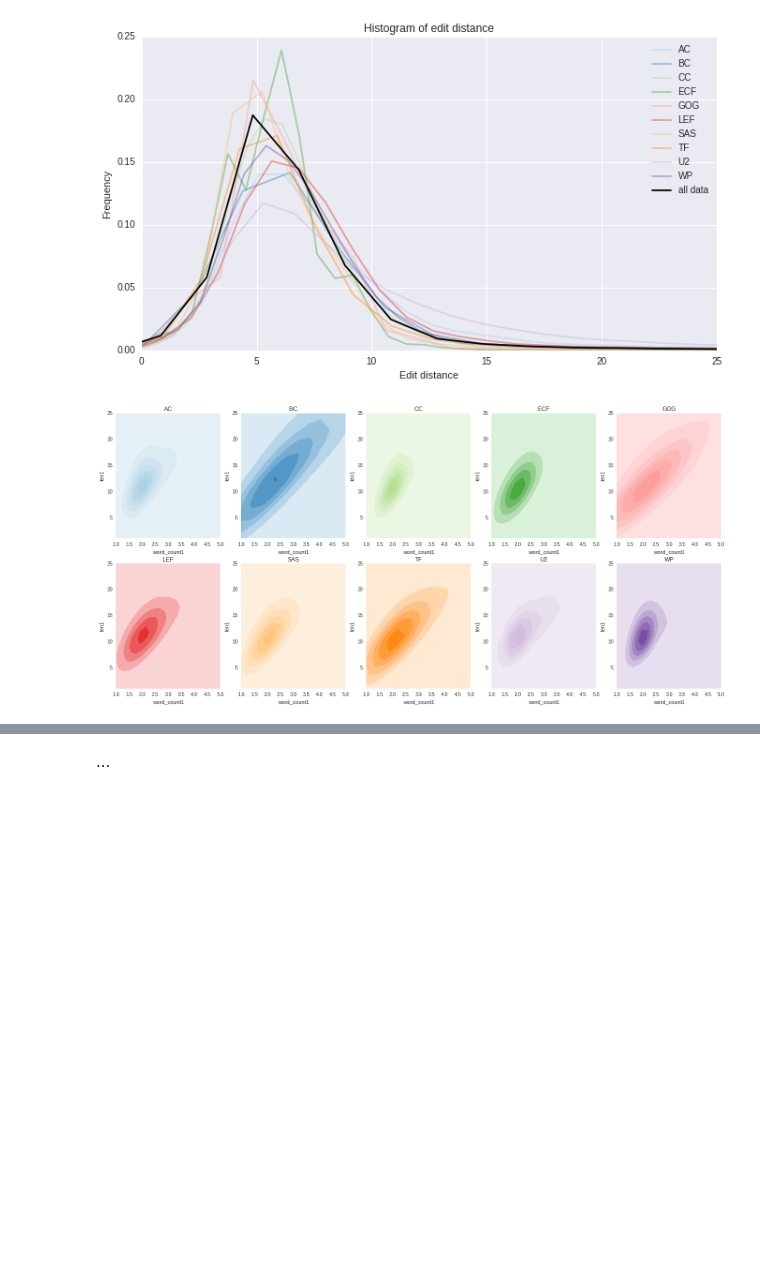
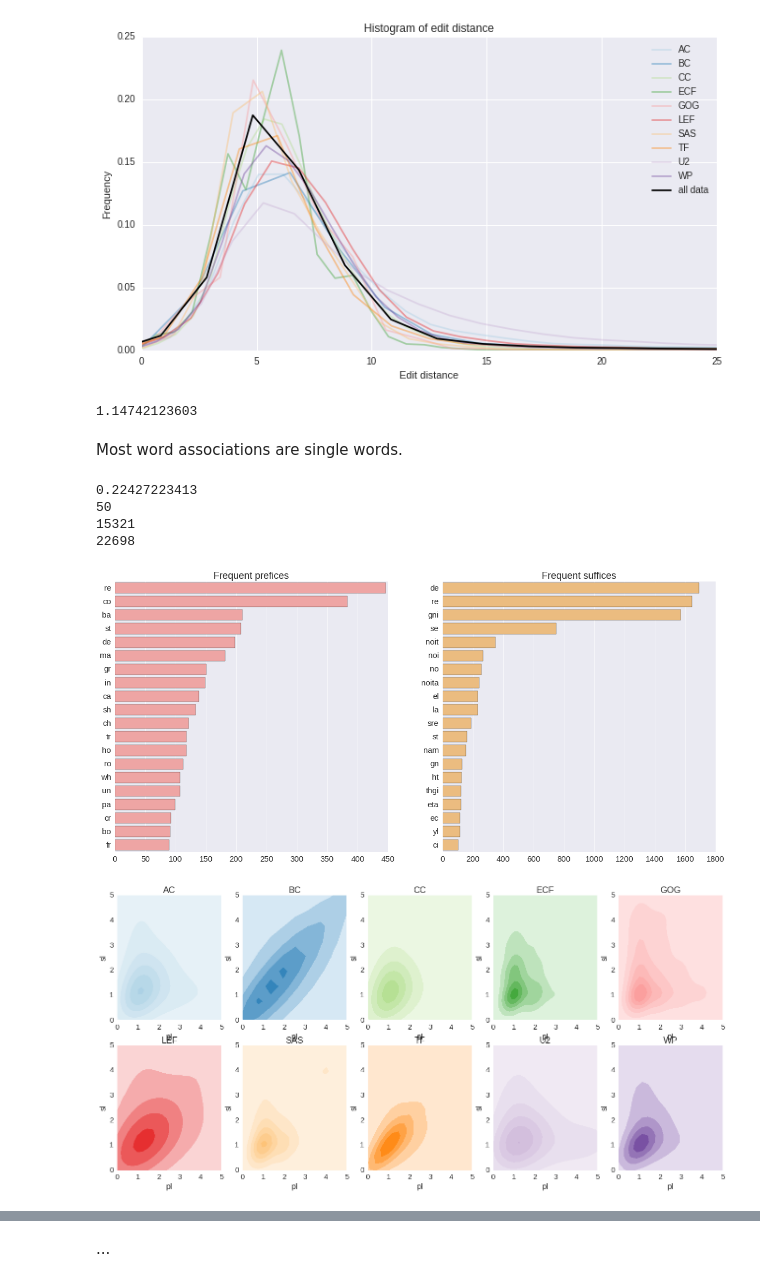
Before and after one commit to louweal/wordgame, a Jupyter notebook: notebooks/Word length.ipynb, the cells around one changed output, grey strips where cells are left out. Drawn from its saved outputs; the diff is of its cells as text; code cells hidden in the pictures; blank space fills up the shorter version.

```diff
--- a/notebooks/Word length.ipynb
+++ b/notebooks/Word length.ipynb
@@ -16,6 +16,9 @@ from subprocess import check_output
 
 # color palette for plotting
 pal = sns.color_palette("Paired", 10)
+
+# use a bigger fontsize in the plots by default
+sns.set(font_scale=1.5)
 # %% [markdown]
 Now, let's open up the dataset.
 # %%
@@ -150,22 +139,76 @@ plt.show()
 # %% [output]
 Mean edit distance: 6.82767126897
 [figure]
+# %%
+# compute word count
+df['word_count1'] = df['word1'].apply(lambda x:(x.replace('  ',' ').count(' ')+1))
+
+print(df.word_count1.mean())
+# %% [output]
+1.14742123603
+# %% [markdown]
+Most word associations are single words.
+# %%
+import os
+def prefix(r):
+    p = os.path.commonprefix([r.word1, r.word2])
+    return (p, len(p))
+def suffix(r):
+    s = os.path.commonprefix([r.word1[::-1], r.word2[::-1]])
+    s = s[::-1]
+    return (s, len(s))
+
+df['prefix'], df['pl'] = zip(*df.apply(prefix_length, axis=1))
+df['suffix'], df['sl'] = zip(*df.apply(suffix_length, axis=1))
+
+print(df['pl'].mean())
+print(df['pl'].max())
+
+xdf = df[df['pl']>1]
+print(len(xdf))
+
+dfx = df[df['sl']>1]
+print(len(dfx))
+# %% [output]
+0.22427223413
+50
+15321
+22698
 # %%
-# compute word count
-df['word_count1'] = df['word1'].apply(lambda x:(x.replace('  ',' ').count(' ')+1))
+#
+px = df[df['pl']>1].prefix.value_counts().head(20)
+
+# re-reverse ..
+df['suffix'] = df['suffix'].apply(lambda x: x[::-1])
+
+#
+sx = df[df['sl']>1].suffix.value_counts().head(20)
+
+#Plot
+plt.figure(figsize=(20, 9))
+plt.subplot(1,2,1)
+sns.barplot(px.tolist(), px.index, orient="h", color=pal[4])
+plt.title("Frequent prefices")
+plt.subplot(1,2,2)
+sns.barplot(sx.tolist(), sx.index, orient="h", color=pal[6])
+plt.title("Frequent suffices")
+plt.show()
+
 
 #Plot
 plt.figure(figsize=(22, 10))
 for i in range(0,10):
     s = df[df['sourceID']==i]
-    s = s[s['word_count1']>1]
+    s = s[s['pl']>0]
+    s = s[s['sl']>0]
     plt.subplot(2,5,i+1)
     cmapi = sns.light_palette(pal[i], as_cmap=True)
-    g = sns.kdeplot(s['word_count1'], s['len1'], n_levels=5, shade=True, cmap=cmapi)
+    g = sns.kdeplot(s['pl'], s['sl'], n_levels=5, shade=True, cmap=cmapi)
     plt.title(sources_list[i])
     axes = plt.gca()
-    axes.set_xlim([1,5])
-    axes.set_ylim([1,25])
+    axes.set_xlim([0,5])
+    axes.set_ylim([0,5])
 plt.show()
 # %% [output]
-[figure, old version]
+[figure, new version]
+[figure, added]
```
Also changed, not shown: parts of 5 cells of this notebook.
